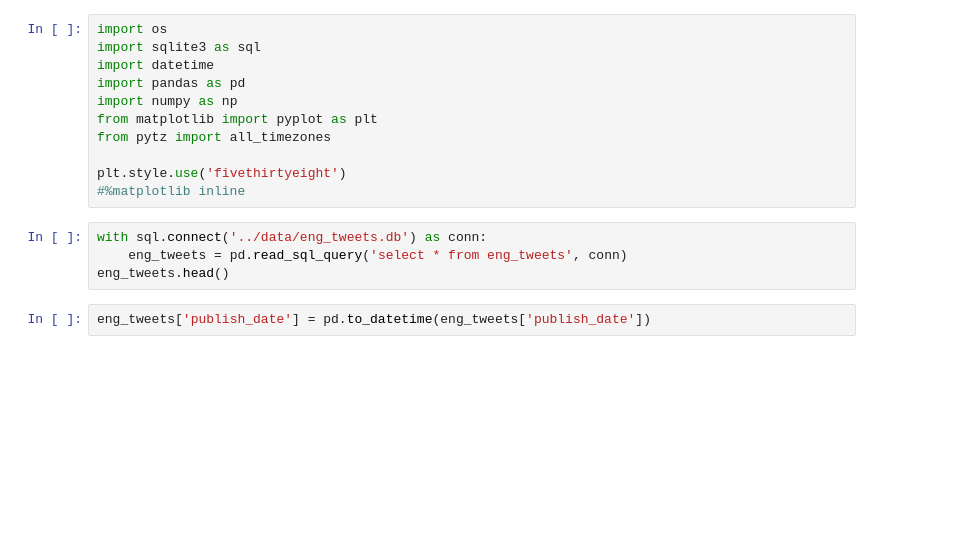
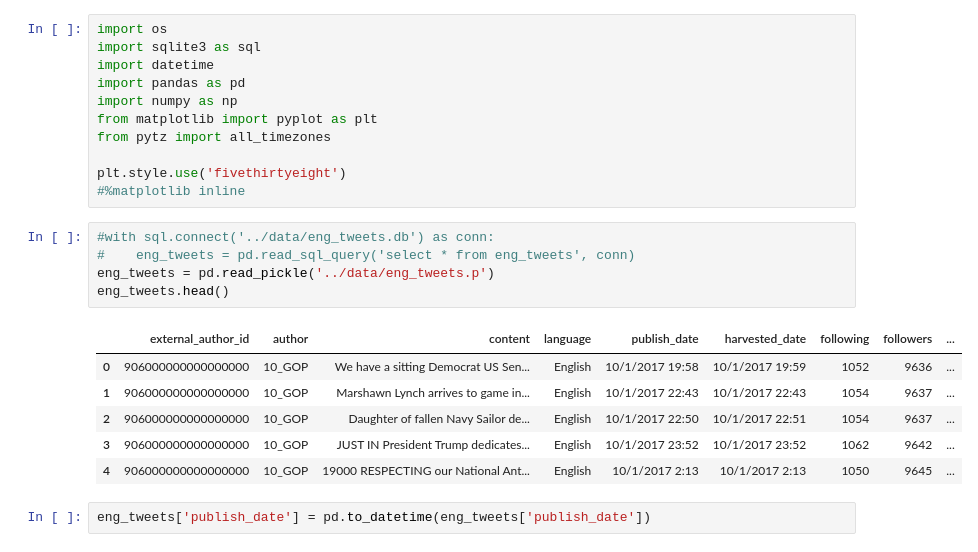
Before and after one commit to gcdunn/twitter-sockpuppet-nlp, a Jupyter notebook: Time-Series-Analysis-538.ipynb, the cells around one changed output. Drawn from its saved outputs; the diff is of its cells as text; blank space fills up the shorter version.

```diff
--- a/Time-Series-Analysis-538.ipynb
+++ b/Time-Series-Analysis-538.ipynb
@@ -10,9 +10,17 @@ from pytz import all_timezones
 plt.style.use('fivethirtyeight')
 #%matplotlib inline
 # %%
-with sql.connect('../data/eng_tweets.db') as conn:
-    eng_tweets = pd.read_sql_query('select * from eng_tweets', conn)
+#with sql.connect('../data/eng_tweets.db') as conn:
+#    eng_tweets = pd.read_sql_query('select * from eng_tweets', conn)
+eng_tweets = pd.read_pickle('../data/eng_tweets.p')
 eng_tweets.head()
+# %% [output]
+|  | external_author_id | author | content | language | publish_date | harvested_date | following | followers | ... |
+| 0 | 906000000000000000 | 10_GOP | We have a sitting Democrat US Sen... | English | 10/1/2017 19:58 | 10/1/2017 19:59 | 1052 | 9636 | ... |
+| 1 | 906000000000000000 | 10_GOP | Marshawn Lynch arrives to game in... | English | 10/1/2017 22:43 | 10/1/2017 22:43 | 1054 | 9637 | ... |
+| 2 | 906000000000000000 | 10_GOP | Daughter of fallen Navy Sailor de... | English | 10/1/2017 22:50 | 10/1/2017 22:51 | 1054 | 9637 | ... |
+| 3 | 906000000000000000 | 10_GOP | JUST IN President Trump dedicates... | English | 10/1/2017 23:52 | 10/1/2017 23:52 | 1062 | 9642 | ... |
+| 4 | 906000000000000000 | 10_GOP | 19000 RESPECTING our National Ant... | English | 10/1/2017 2:13 | 10/1/2017 2:13 | 1050 | 9645 | ... |
 # %%
 eng_tweets['publish_date'] = pd.to_datetime(eng_tweets['publish_date'])
 # %%
```
Also changed, not shown: parts of 7 cells of this notebook.
